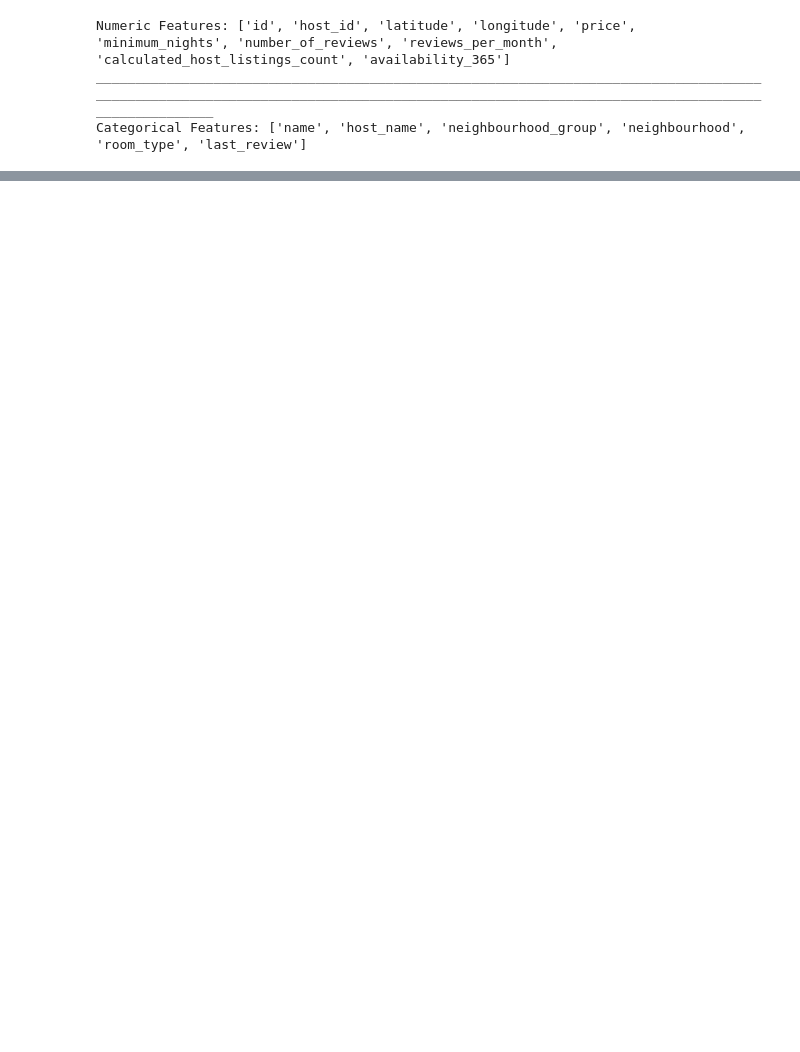
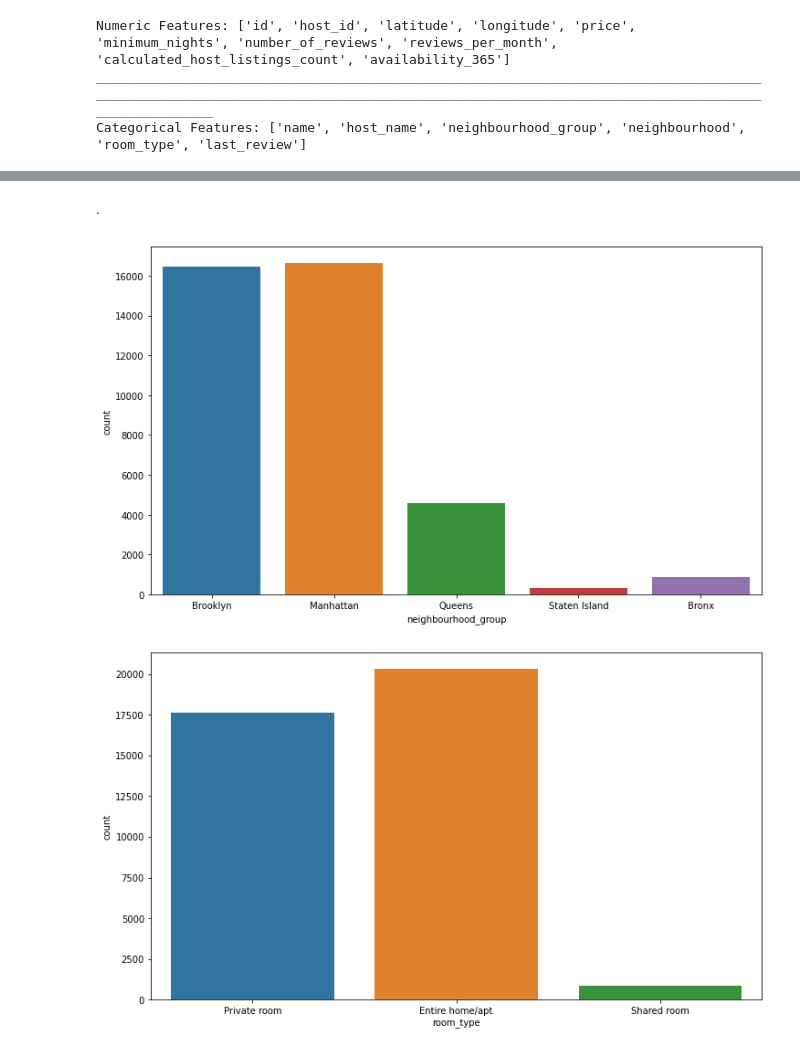
Before and after one commit to anishjohnson/Airbnb-Booking-Analysis, a Jupyter notebook: Airbnb_Bookings_Analysis_Anish_johnson.ipynb, the cells around one changed output, grey strips where cells are left out. Drawn from its saved outputs; the diff is of its cells as text; code cells hidden in the pictures; blank space fills up the shorter version.

```diff
--- a/Airbnb_Bookings_Analysis_Anish_johnson.ipynb
+++ b/Airbnb_Bookings_Analysis_Anish_johnson.ipynb
@@ -225,0 +243,12 @@ Categorical Features: ['name', 'host_name', 'neighbourhood_group', 'neighbourhoo
+# %% [markdown]
+.
+# %%
+# Checkout few categorical features. (exclude 'name', 'host_name', 'last_review', 'neighbourhood' as these type of data contain high cardinality)
+
+for i in categorical_fetures[2:5:2]:
+  feature = airbnb_data_copy[i]
+  sns.countplot(x=feature)
+  plt.show()
+# %% [output]
+[figure, added]
+[figure, added]
```
Also changed, not shown: parts of 9 cells of this notebook.
